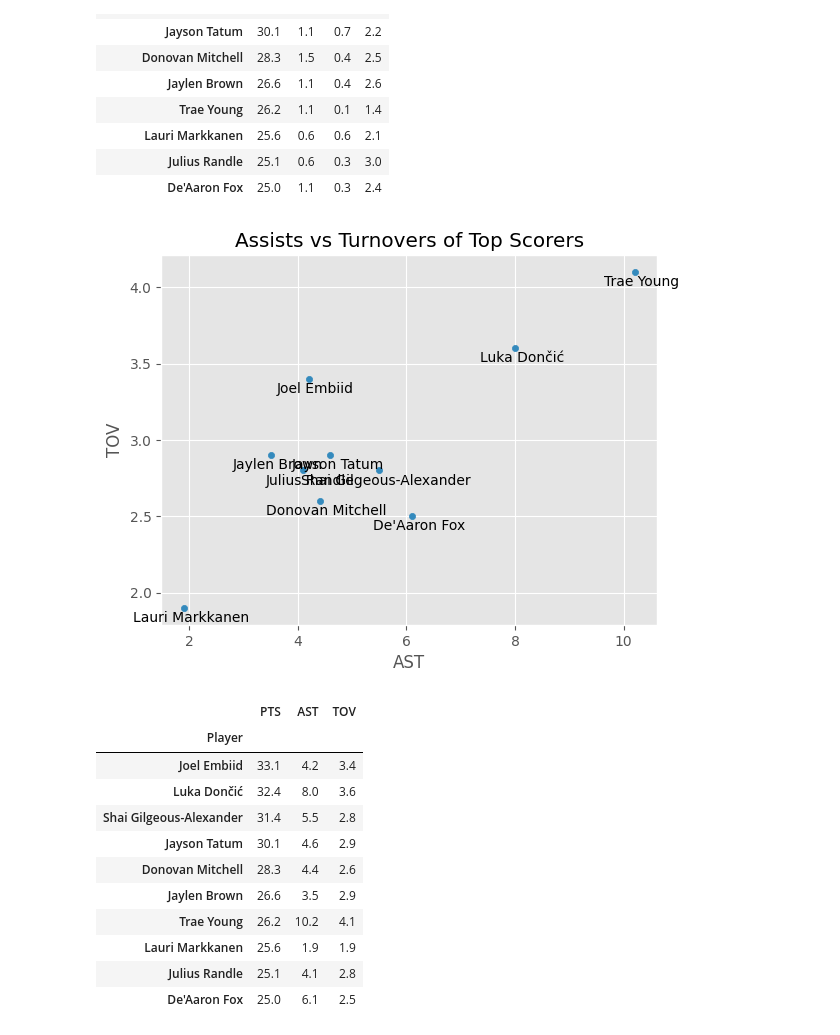
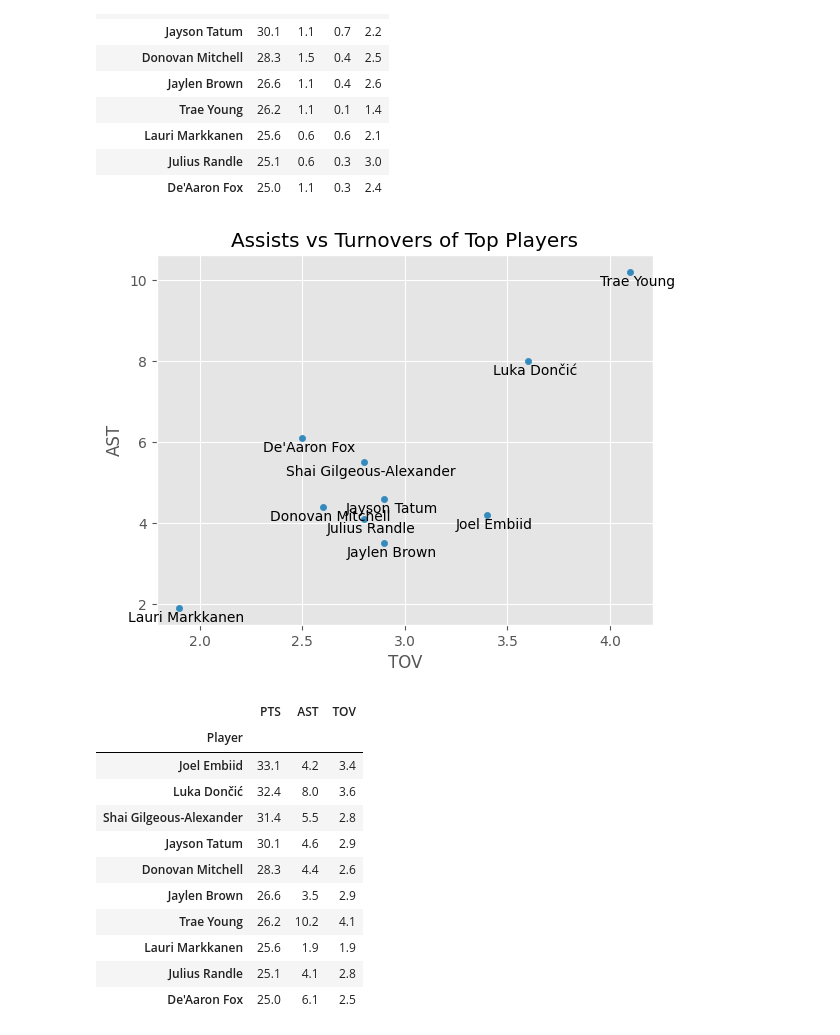
Before and after one commit to kerinraybanes/NBA_2022-2023, a Jupyter notebook: nba_regular_stats.ipynb, the cells around one changed output. Cells and saved outputs as stored; diff of their text form; code cells hidden in the pictures.

```diff
--- a/nba_regular_stats.ipynb
+++ b/nba_regular_stats.ipynb
@@ -130,3 +130,6 @@ criteria2 = 20
 filtered_df_new['MVP Eligibility'] = np.where((filtered_df_new['G'] >= criteria1) & (filtered_df_new['MP'] >= criteria2), 'Yes', 'No')
 # %%
 df_reg_new = filtered_df_new[filtered_df_new['MVP Eligibility'] != 'No']
+# %%
+df_reg_new['Tot_OFF'] = df_reg_new['PTS'] + df_reg_new['AST'] + df_reg_new['ORB']
+df_reg_new['Tot_DEF'] = df_reg_new['STL'] + df_reg_new['BLK'] + df_reg_new['DRB']
@@ -157,7 +178,7 @@ df_reg_top['PTS'].plot(kind='bar', title='Top 10 Scorers', xlabel = 'Player', yl
 # %%
 pointsfg = ['PTS','FG', 'FGA', 'FG%', 'eFG%']
 
-ax = df_reg_top.plot(kind = 'scatter', title = 'Field Goal Efficiency of Top Scorers', x = 'FGA', y = 'FG')
+ax = df_reg_top.plot(kind = 'scatter', title = 'Field Goal Efficiency of Top Scorers (Players)', x = 'FGA', y = 'FG')
 for i, row in df_reg_top.iterrows():
     ax.annotate(row.name, (row['FGA'], row['FG']), textcoords="offset points", xytext=(5, -10), ha='center')
     ax.annotate(row['FG%'], (row['FGA'], row['FG']), textcoords="offset points", xytext=(5, -20), ha='center', color = 'red')
@@ -187,7 +208,7 @@ df_reg_top[pointsfg]
 # %%
 points2 = ['PTS','2P', '2PA', '2P%']
 
-ax = df_reg_top.plot(kind = 'scatter', title = '2 Pointers of Top Scorers', x = '2PA', y = '2P')
+ax = df_reg_top.plot(kind = 'scatter', title = '2 Pointers of Top Scorers (Players)', x = '2PA', y = '2P')
 for i, row in df_reg_top.iterrows():
     ax.annotate(row.name, (row['2PA'], row['2P']), textcoords="offset points", xytext=(5, -10), ha='center')
     ax.annotate(row['2P%'], (row['2PA'], row['2P']), textcoords="offset points", xytext=(5, -20), ha='center', color = 'red')
@@ -215,7 +236,7 @@ df_reg_top[points2]
 # %%
 points3 = ['PTS','3P', '3PA', '3P%']
 
-ax = df_reg_top.plot(kind = 'scatter', title = '3 Pointers of Top Scorers', x = '3PA', y = '3P')
+ax = df_reg_top.plot(kind = 'scatter', title = '3 Pointers of Top Scorers (Players)', x = '3PA', y = '3P')
 for i, row in df_reg_top.iterrows():
     ax.annotate(row.name, (row['3PA'], row['3P']), textcoords="offset points", xytext=(5, -10), ha='center')
     ax.annotate(row['3P%'], (row['3PA'], row['3P']), textcoords="offset points", xytext=(5, -20), ha='center', color = 'red')
@@ -275,14 +296,14 @@ df_reg_top[points_STL_BLK_PF]
 # %%
 points_tov_ast = ['PTS', 'AST', 'TOV']
 
-ax = df_reg_top.plot(kind = 'scatter', title = 'Assists vs Turnovers of Top Scorers', x = 'AST', y = 'TOV')
+ax = df_reg_top.plot(kind = 'scatter', title = 'Assists vs Turnovers of Top Players', x = 'TOV', y = 'AST')
 for i, row in df_reg_top.iterrows():
-    ax.annotate(row.name, (row['AST'], row['TOV']), textcoords="offset points", xytext=(5, -10), ha='center')
+    ax.annotate(row.name, (row['TOV'], row['AST']), textcoords="offset points", xytext=(5, -10), ha='center')
 
 plt.show()
 df_reg_top[points_tov_ast]
 # %% [output]
-[figure, old version]
+[figure, new version]
 |  | PTS | AST | TOV |
 | Player |  |  |  |
 | Joel Embiid | 33.1 | 4.2 | 3.4 |
```
Also changed, not shown: parts of 14 cells of this notebook, 4 other files.
